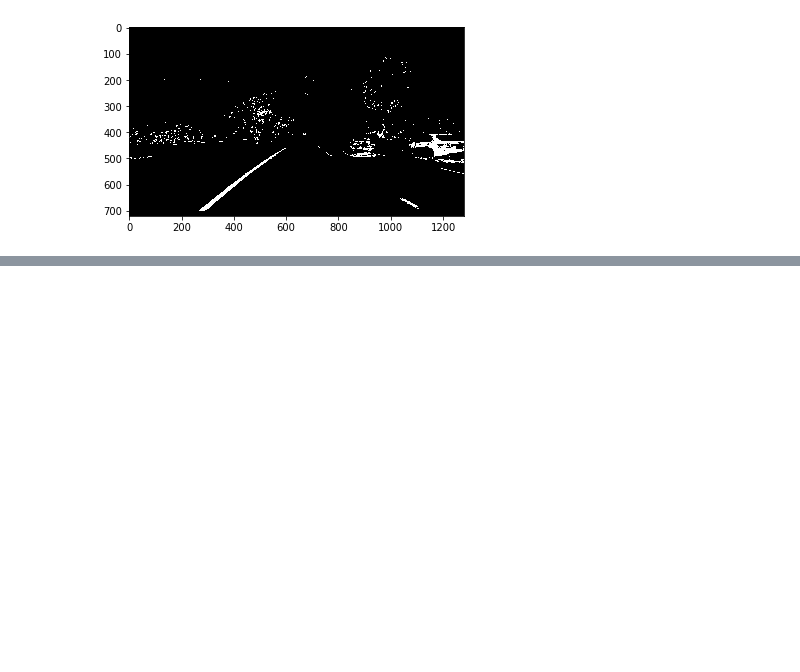
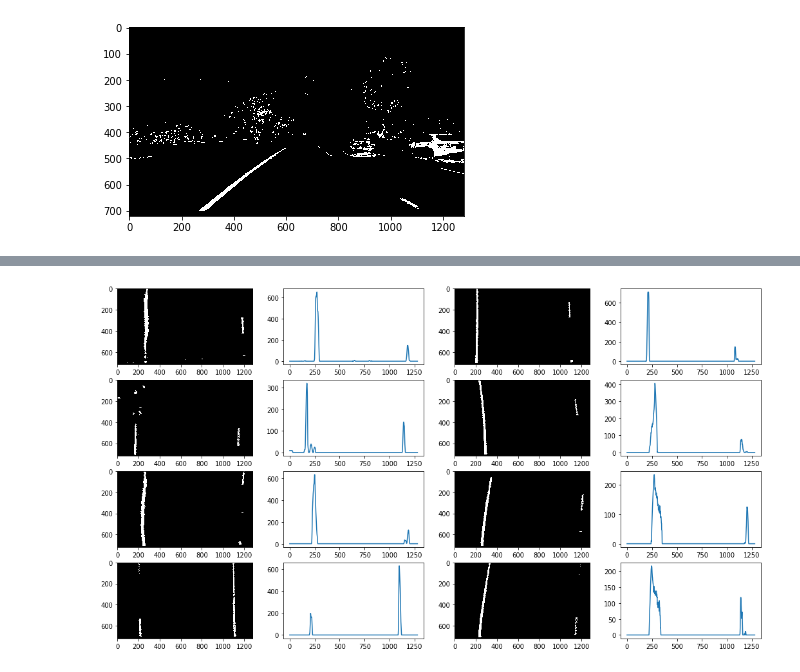
Before and after one commit to hyo009/CarND-Advanced-Lane-Lines-P4, a Jupyter notebook: Untitled.ipynb, the cells around one changed output, grey strips where cells are left out. Saved outputs shown, nothing was run; the diff lists cells and outputs as text; code cells hidden in the pictures; blank space fills up the shorter version.

```diff
--- a/Untitled.ipynb
+++ b/Untitled.ipynb
@@ -161,0 +169,21 @@ plt.imshow(warped1, cmap='gray')
+# %%
+# plot histogram
+
+directory = './test_images/*.jpg'
+globDir = glob.glob(directory)
+fig = plt.figure(figsize=(18, 10))
+counter = 1
+for filename in globDir:
+    img = cv2.imread(filename)
+    warped, M = corners_unwarp(img, objpoints, imgpoints)
+
+    fig.add_subplot(4, 4, counter)
+    plt.imshow(warped, cmap = 'gray')
+    counter += 1
+
+    fig.add_subplot(4, 4,counter)
+    histogram = np.sum(warped[:,:], axis=0)
+    plt.plot(histogram)
+    counter += 1
+# %% [output]
+[figure, added]
```
Also changed, not shown: parts of 6 cells of this notebook.
